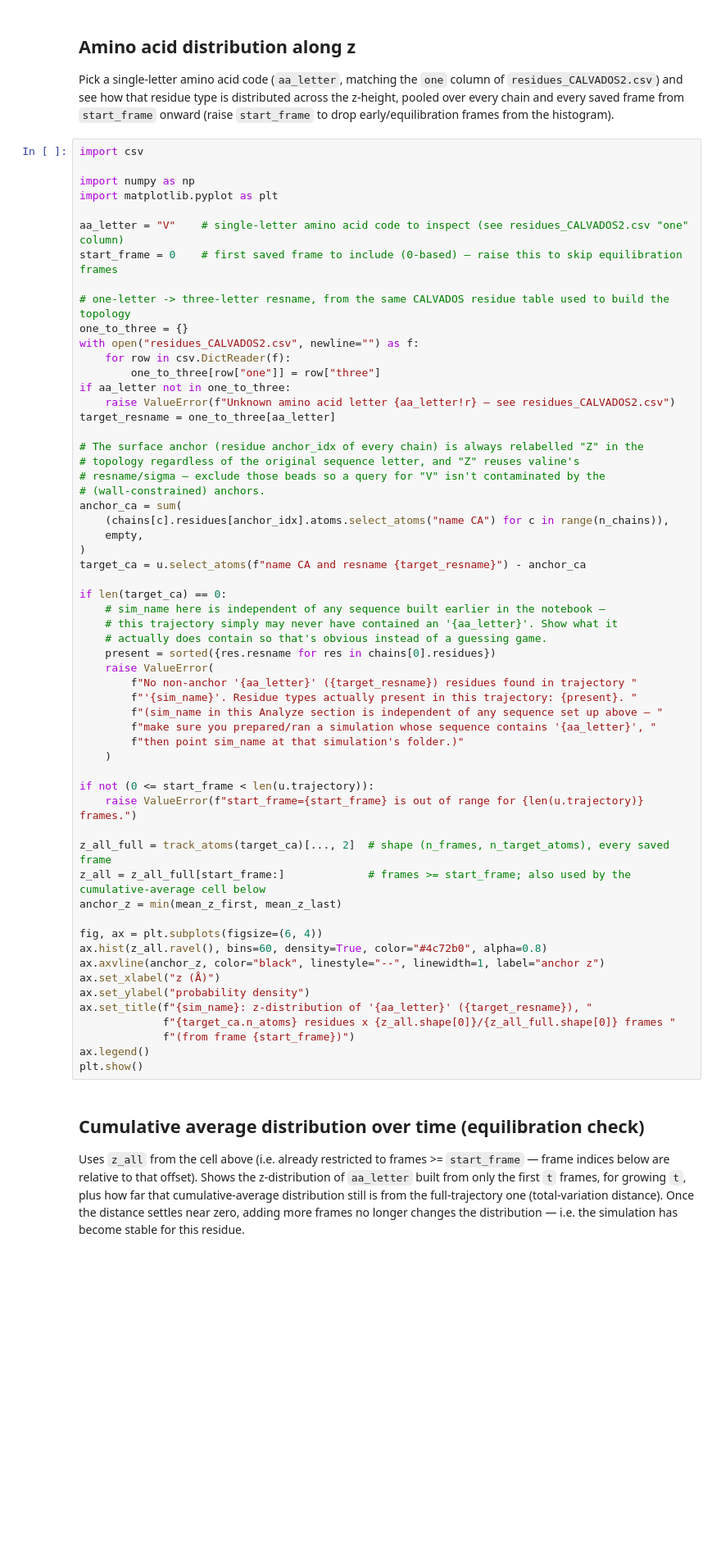
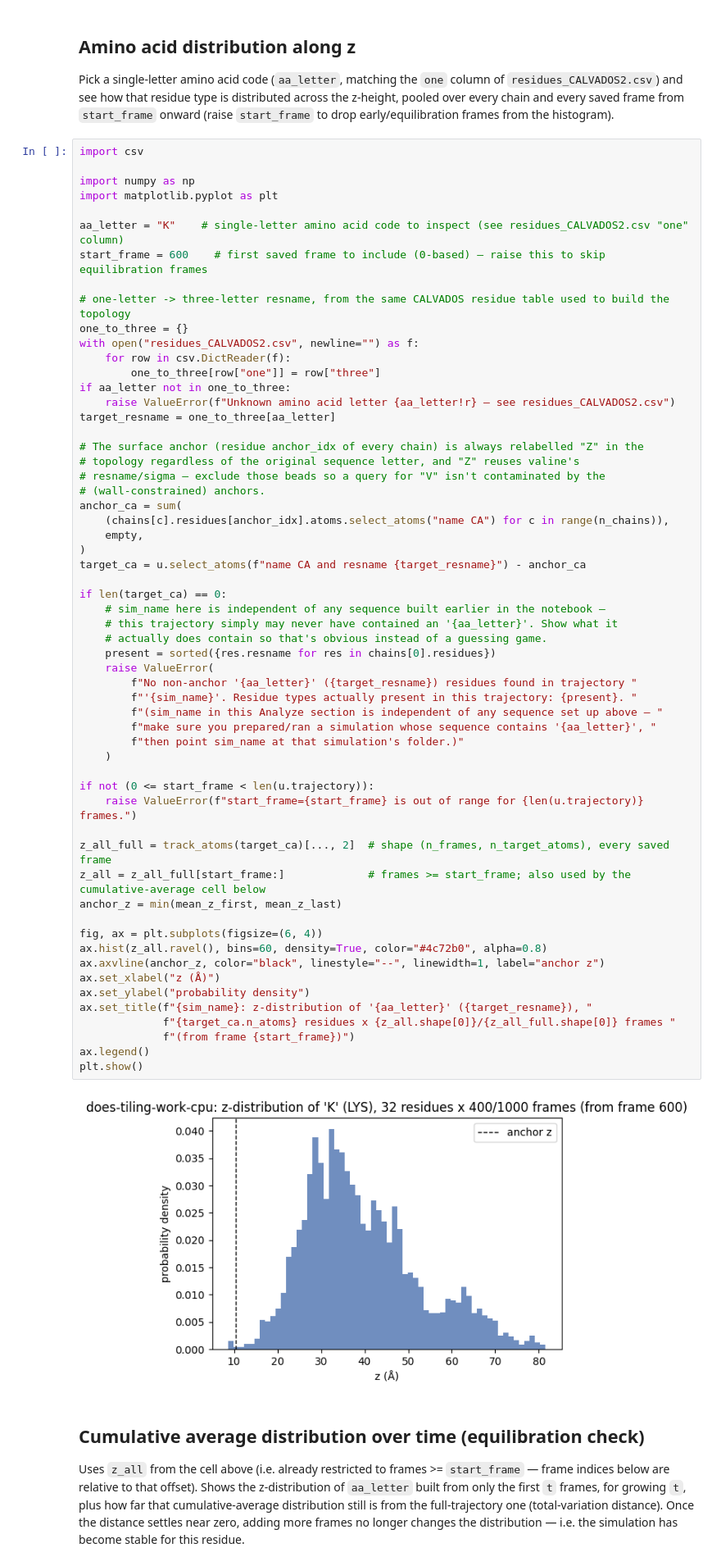
Before and after one commit to Delft-iGEM/ELP-Simulations, a Jupyter notebook: analyze.ipynb, the cells around one changed output. Shown at 82% size. Saved outputs shown, nothing was run; the diff lists cells and outputs as text; blank space fills up the shorter version.

```diff
--- a/analyze.ipynb
+++ b/analyze.ipynb
@@ -337,8 +430,8 @@ import csv
 import numpy as np
 import matplotlib.pyplot as plt
 
-aa_letter = "V"    # single-letter amino acid code to inspect (see residues_CALVADOS2.csv "one" column)
-start_frame = 0    # first saved frame to include (0-based) — raise this to skip equilibration frames
+aa_letter = "K"    # single-letter amino acid code to inspect (see residues_CALVADOS2.csv "one" column)
+start_frame = 600    # first saved frame to include (0-based) — raise this to skip equilibration frames
 
 # one-letter -> three-letter resname, from the same CALVADOS residue table used to build the topology
 one_to_three = {}
@@ -362,33 +455,35 @@ target_ca = u.select_atoms(f"name CA and resname {target_resname}") - anchor_ca
 if len(target_ca) == 0:
     # sim_name here is independent of any sequence built earlier in the notebook —
     # this trajectory simply may never have contained an '{aa_letter}'. Show what it
     # actually does contain so that's obvious instead of a guessing game.
     present = sorted({res.resname for res in chains[0].residues})
     raise ValueError(
         f"No non-anchor '{aa_letter}' ({target_resname}) residues found in trajectory "
         f"'{sim_name}'. Residue types actually present in this trajectory: {present}. "
         f"(sim_name in this Analyze section is independent of any sequence set up above — "
         f"make sure you prepared/ran a simulation whose sequence contains '{aa_letter}', "
         f"then point sim_name at that simulation's folder.)"
     )
 
 if not (0 <= start_frame < len(u.trajectory)):
     raise ValueError(f"start_frame={start_frame} is out of range for {len(u.trajectory)} frames.")
 
 z_all_full = track_atoms(target_ca)[..., 2]  # shape (n_frames, n_target_atoms), every saved frame
 z_all = z_all_full[start_frame:]             # frames >= start_frame; also used by the cumulative-average cell below
 anchor_z = min(mean_z_first, mean_z_last)
 
 fig, ax = plt.subplots(figsize=(6, 4))
 ax.hist(z_all.ravel(), bins=60, density=True, color="#4c72b0", alpha=0.8)
 ax.axvline(anchor_z, color="black", linestyle="--", linewidth=1, label="anchor z")
 ax.set_xlabel("z (Å)")
 ax.set_ylabel("probability density")
 ax.set_title(f"{sim_name}: z-distribution of '{aa_letter}' ({target_resname}), "
              f"{target_ca.n_atoms} residues x {z_all.shape[0]}/{z_all_full.shape[0]} frames "
              f"(from frame {start_frame})")
 ax.legend()
 plt.show()
+# %% [output]
+[figure, added]
 # %% [markdown]
 ## Cumulative average distribution over time (equilibration check)
 
```
Also changed, not shown: parts of 10 cells of this notebook, 6 other files.
